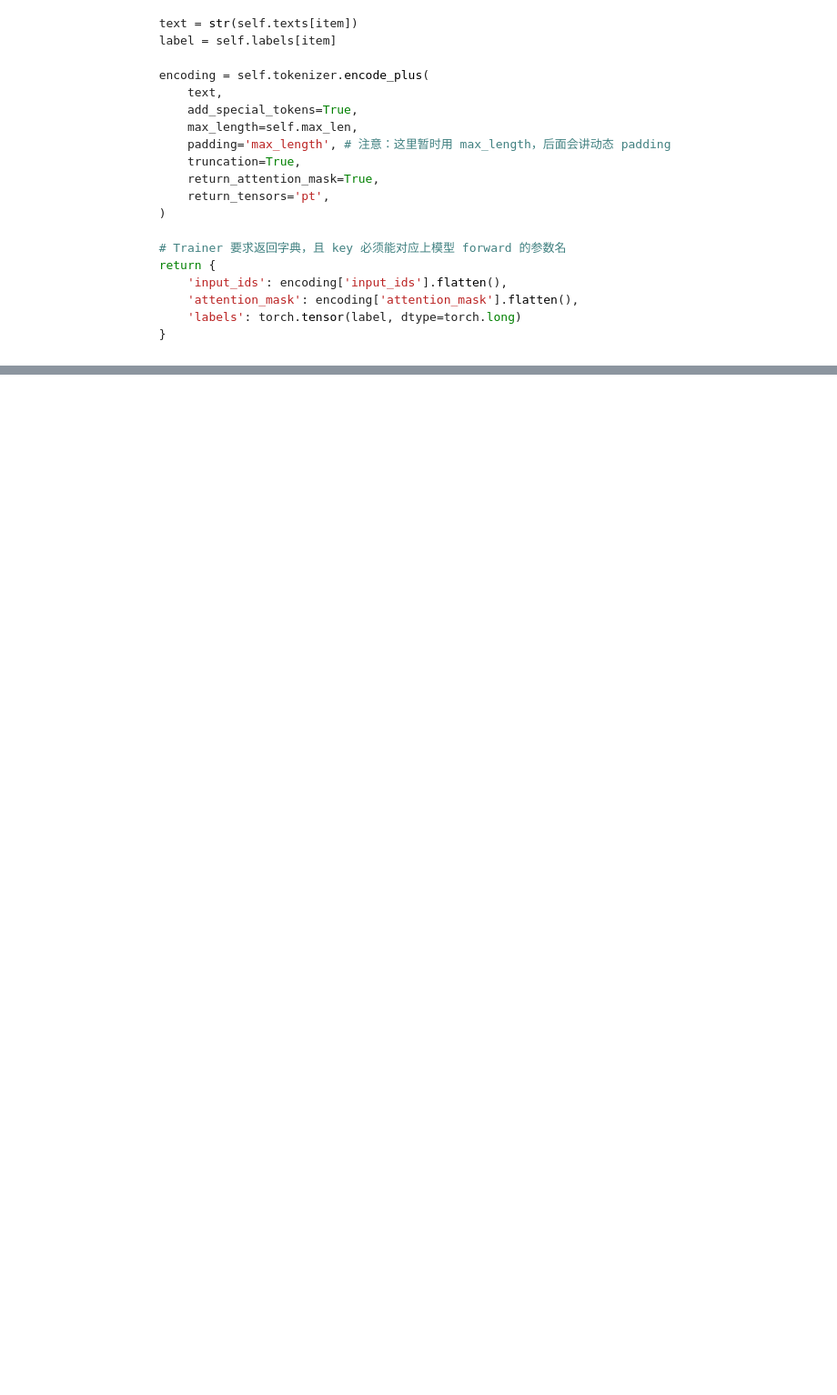
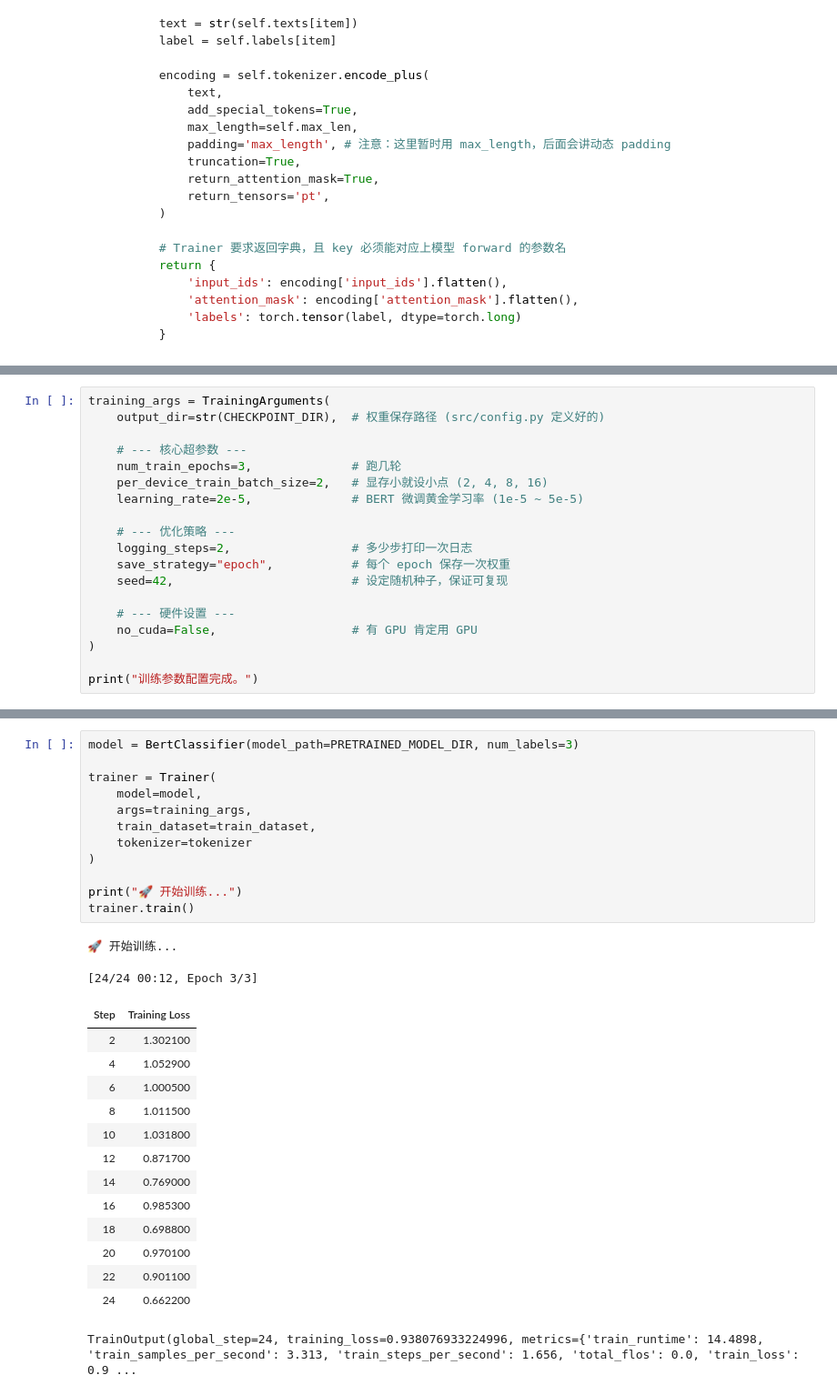
Before and after one commit to PeakVision0814/AI-Interview-Sprint, a Jupyter notebook: stage2/week7/S2W7D2_Trainer_Flow.ipynb, the cells around one changed output, grey strips where cells are left out. Shown at 91% size. Drawn from its saved outputs; the diff is of its cells as text; blank space fills up the shorter version.

Commit message:
feat(stage2): finish week7 day2 trainer loop implementation

```diff
--- a/stage2/week7/S2W7D2_Trainer_Flow.ipynb
+++ b/stage2/week7/S2W7D2_Trainer_Flow.ipynb
@@ -245,0 +116,19 @@ for i in range(len(s)):
+# %%
+training_args = TrainingArguments(
+    output_dir=str(CHECKPOINT_DIR),  # 权重保存路径 (src/config.py 定义好的)
+
+    # --- 核心超参数 ---
+    num_train_epochs=3,              # 跑几轮
+    per_device_train_batch_size=2,   # 显存小就设小点 (2, 4, 8, 16)
+    learning_rate=2e-5,              # BERT 微调黄金学习率 (1e-5 ~ 5e-5)
+
+    # --- 优化策略 ---
+    logging_steps=2,                 # 多少步打印一次日志
+    save_strategy="epoch",           # 每个 epoch 保存一次权重
+    seed=42,                         # 设定随机种子，保证可复现
+
+    # --- 硬件设置 ---
+    no_cuda=False,                   # 有 GPU 肯定用 GPU
+)
+
+print("训练参数配置完成。")
@@ -245,0 +173,29 @@ for i in range(len(s)):
+# %%
+model = BertClassifier(model_path=PRETRAINED_MODEL_DIR, num_labels=3)
+
+trainer = Trainer(
+    model=model,
+    args=training_args,
+    train_dataset=train_dataset,
+    tokenizer=tokenizer
+)
+
+print("🚀 开始训练...")
+trainer.train()
+# %% [output]
+🚀 开始训练...
+[24/24 00:12, Epoch 3/3]
+| Step | Training Loss |
+| 2 | 1.302100 |
+| 4 | 1.052900 |
+| 6 | 1.000500 |
+| 8 | 1.011500 |
+| 10 | 1.031800 |
+| 12 | 0.871700 |
+| 14 | 0.769000 |
+| 16 | 0.985300 |
+| 18 | 0.698800 |
+| 20 | 0.970100 |
+| 22 | 0.901100 |
+| 24 | 0.662200 |
+TrainOutput(global_step=24, training_loss=0.938076933224996, metrics={'train_runtime': 14.4898, 'train_samples_per_second': 3.313, 'train_steps_per_second': 1.656, 'total_flos': 0.0, 'train_loss': 0.9 ...
```
Also changed, not shown: parts of 8 cells of this notebook, 5 other files.
